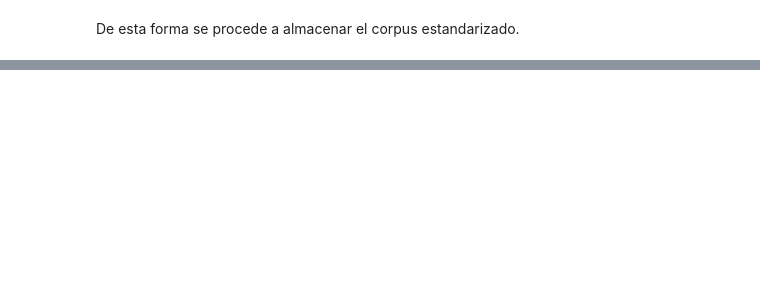
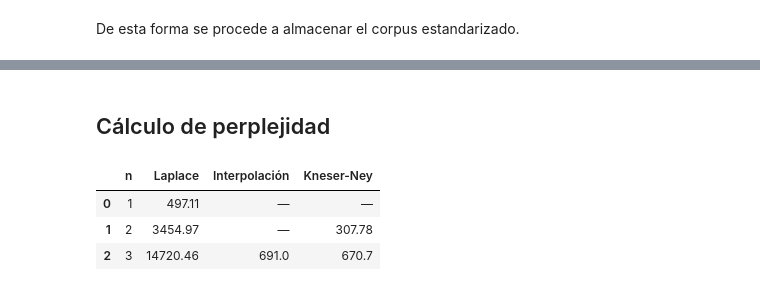
Before and after one commit to Dahernandezsilve/NLP-Sparcity-And-Smoothing, a Jupyter notebook: Lab4NLP.ipynb, the cells around one changed output, grey strips where cells are left out. Cells and saved outputs as stored; diff of their text form; code cells hidden in the pictures; blank space fills up the shorter version.

```diff
--- a/Lab4NLP.ipynb
+++ b/Lab4NLP.ipynb
@@ -426,0 +361,4 @@ De esta forma, la esparsidad es un valor clave a considera cuando se trabaja con
+# %%
+kneser_models = [trainKneserNeyModel(tokens, n) for n in [1, 2, 3]]
+# %% [markdown]
+## Cálculo de perplejidad
@@ -426,0 +382,70 @@ De esta forma, la esparsidad es un valor clave a considera cuando se trabaja con
+# %%
+def calculatePerplexityInterpolated(tokens, uni_model, bi_model, tri_model, vocab_size, lambdas=(0.2, 0.3, 0.5)):
+    import math
+    N = len(tokens)
+    if N < 3:
+        return float('inf')
+
+    log_prob_sum = 0.0
+    for i in range(N - 3 + 1):
+        ngram = tuple(tokens[i:i + 3])
+        context = ngram[:-1]
+        word = ngram[-1]
+
+        prob = interpolatedProbability(uni_model, bi_model, tri_model, context, word, vocab_size, lambdas)
+        log_prob_sum += math.log(prob)
+
+    return math.exp(-log_prob_sum / (N - 3 + 1))
+# %%
+sentence = "el proyecto de la construcción es grande y complejo"
+sentence_tokens = sentence.strip().split()
+
+# Lista de órdenes n = 1, 2, 3
+n_values = [1, 2, 3]
+
+# Tabla vacía
+tabla_perplejidad = {
+    "n": [],
+    "Laplace": [],
+    "Interpolación": [],
+    "Kneser-Ney": []
+}
+
+for i, n_size in enumerate(n_values):
+    tabla_perplejidad["n"].append(n_size)
+
+    # === Laplace ===
+    model_laplace = bigramsProbability[i]
+    vocab_laplace = bigramsVocabSize[i]
+    ppl_laplace = calculatePerplexityLaplace(sentence_tokens, model_laplace, vocab_laplace, n_size)
+    tabla_perplejidad["Laplace"].append(round(ppl_laplace, 2))
+
+    # === Interpolación (solo para n = 3) ===
+    if n_size == 3:
+        ppl_interp = calculatePerplexityInterpolated(
+            sentence_tokens,
+            bigramsProbability[0],
+            bigramsProbability[1],
+            bigramsProbability[2],
+            vocab_laplace
+        )
+        tabla_perplejidad["Interpolación"].append(round(ppl_interp, 2))
+    else:
+        tabla_perplejidad["Interpolación"].append("—")
+
+    # === Kneser-Ney usando model.perplexity() de nltk.lm ===
+    if n_size == 1:
+        tabla_perplejidad["Kneser-Ney"].append("—")
+    else:
+        test_ngrams = list(ngrams(sentence_tokens, n_size))
+        ppl_kn = kneser_models[i].perplexity(test_ngrams)
+        tabla_perplejidad["Kneser-Ney"].append(round(ppl_kn, 2))
+
+# Mostrar la tabla
+df_perplejidad = pd.DataFrame(tabla_perplejidad)
+display(df_perplejidad)
+# %% [output]
+|  | n | Laplace | Interpolación | Kneser-Ney |
+| 0 | 1 | 497.11 | — | — |
+| 1 | 2 | 3454.97 | — | 307.78 |
+| 2 | 3 | 14720.46 | 691.0 | 670.7 |
```
Also changed, not shown: parts of 79 cells of this notebook, 1 other file.
